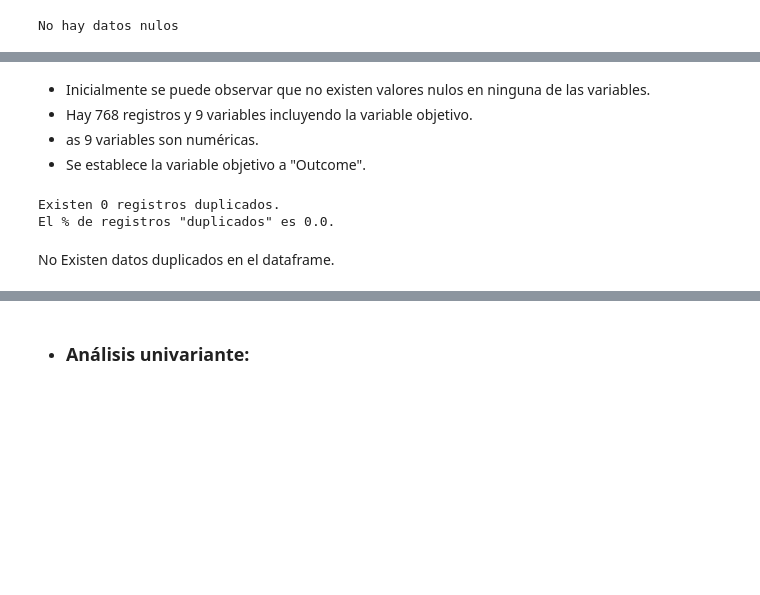
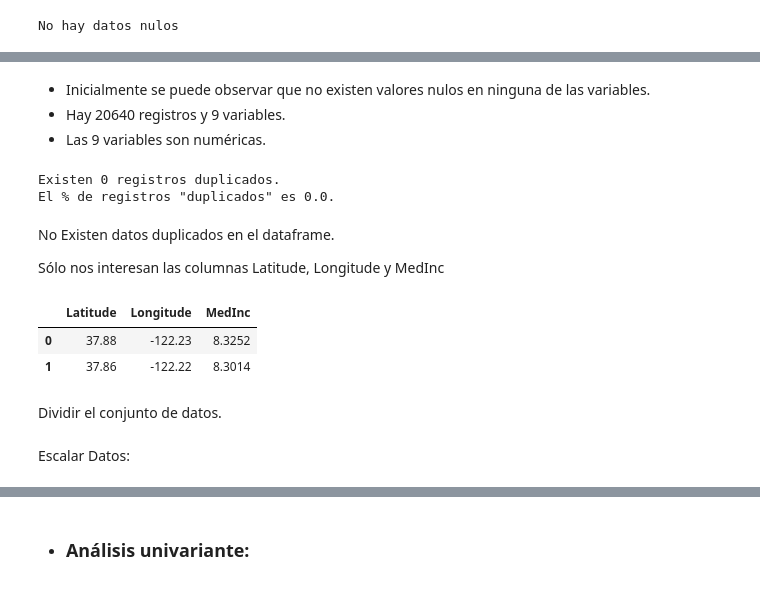
Before and after one commit to josedrosales/Analisis, a Jupyter notebook: models/Unsupervised.ipynb, the cells around one changed output, grey strips where cells are left out. Drawn from its saved outputs; the diff is of its cells as text; code cells hidden in the pictures; blank space fills up the shorter version.

```diff
--- a/models/Unsupervised.ipynb
+++ b/models/Unsupervised.ipynb
@@ -61,9 +73,8 @@ float64    2
 Name: count, dtype: int64
 # %% [markdown]
 - Inicialmente se puede observar que no existen valores nulos en ninguna de las variables.
-- Hay 768 registros y 9 variables incluyendo la variable objetivo.
-- as 9 variables son numéricas.
-- Se establece la variable objetivo a "Outcome".
+- Hay 20640 registros y 9 variables.
+- Las 9 variables son numéricas.
 # %%
 # Se verifica la existencia de duplicados
 duplicados = dataframe.duplicated().sum()
@@ -74,3 +85,14 @@ Existen 0 registros duplicados.
 El % de registros "duplicados" es 0.0.
 # %% [markdown]
 No Existen datos duplicados en el dataframe.
+
+Sólo nos interesan las columnas Latitude, Longitude y MedInc
+# %%
+dataframe = dataframe[['Latitude','Longitude','MedInc']]
+dataframe.head(2)
+# %% [output]
+|  | Latitude | Longitude | MedInc |
+| 0 | 37.88 | -122.23 | 8.3252 |
+| 1 | 37.86 | -122.22 | 8.3014 |
+# %% [markdown]
+Dividir el conjunto de datos.
@@ -76,0 +103,2 @@ No Existen datos duplicados en el dataframe.
+# %% [markdown]
+Escalar Datos:
```
Also changed, not shown: parts of 5 cells of this notebook.
